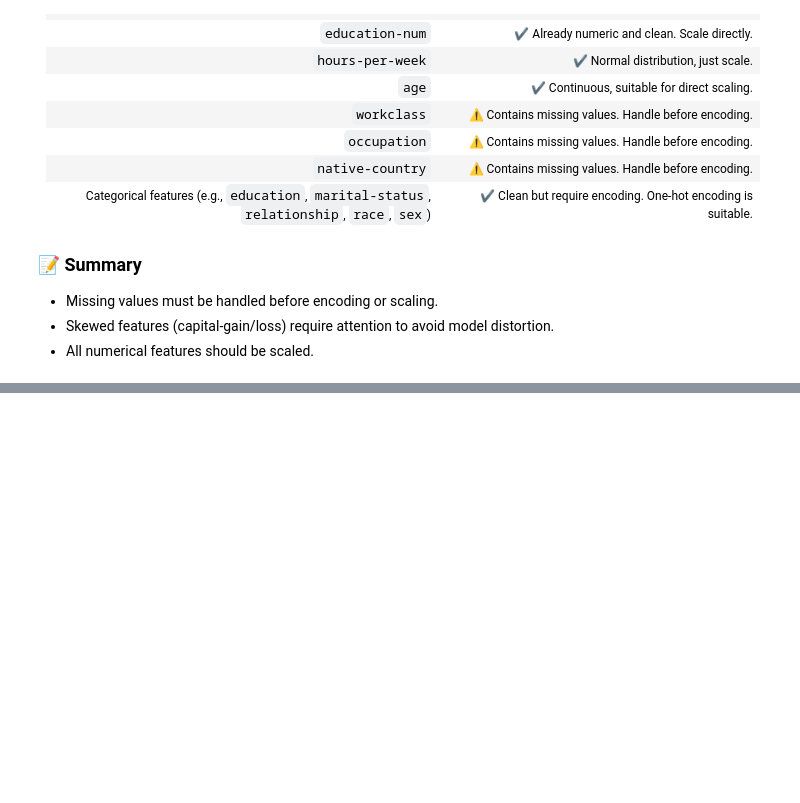
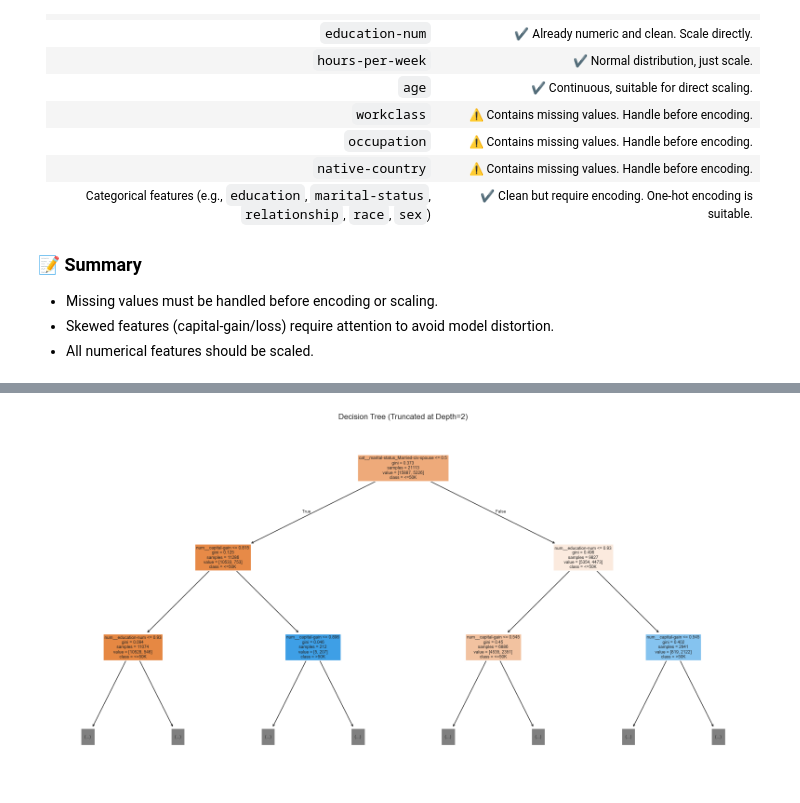
Before and after one commit to maalekj/Predicting-High-Income-Individuals-from-Demographic-Data, a Jupyter notebook: income-predict.ipynb, the cells around one changed output, grey strips where cells are left out. Saved outputs shown, nothing was run; the diff lists cells and outputs as text; code cells hidden in the pictures; blank space fills up the shorter version.

```diff
--- a/income-predict.ipynb
+++ b/income-predict.ipynb
@@ -301,0 +496,9 @@ Before sending the data into machine learning models, the following features req
+# %%
+from sklearn.tree import plot_tree
+
+plt.figure(figsize=(20, 10))
+plot_tree(dtree, max_depth=2, feature_names=feature_names, class_names=["<=50K", ">50K"], filled=True)
+plt.title("Decision Tree (Truncated at Depth=2)")
+plt.show()
+# %% [output]
+[figure, added]
```
Also changed, not shown: parts of 22 cells of this notebook.
